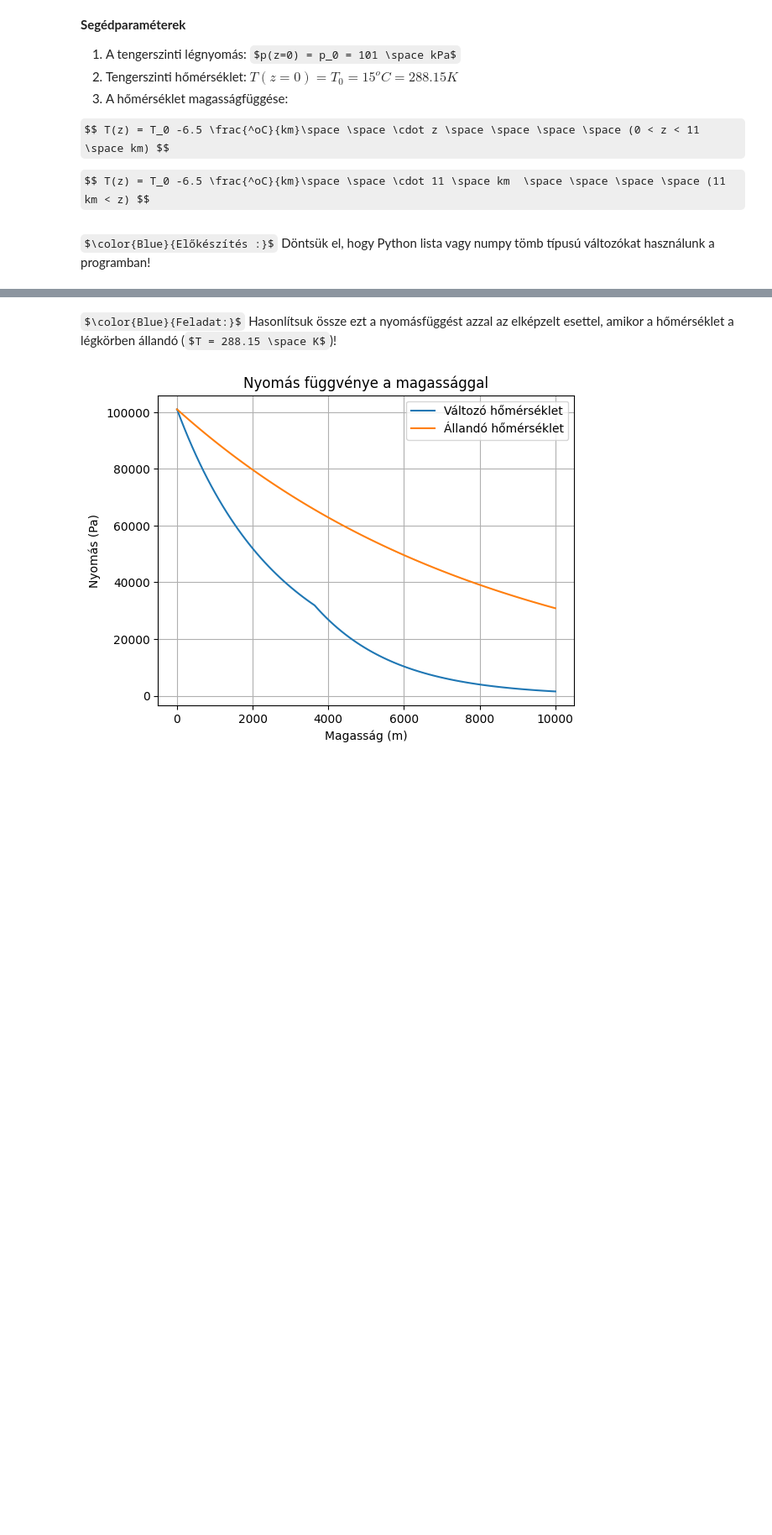
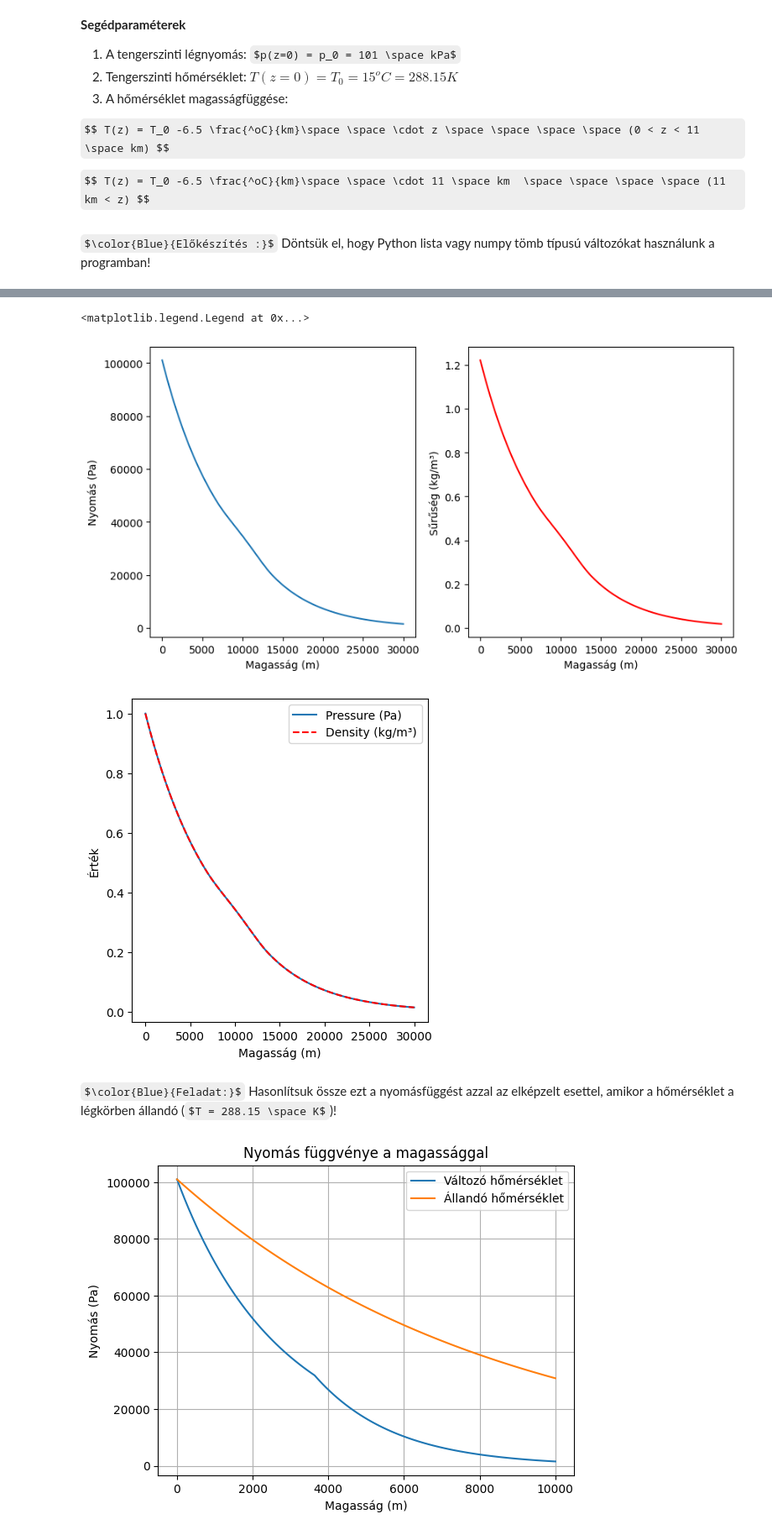
Before and after one commit to szarazd/PFPM, a Jupyter notebook: 01Rekurzió.ipynb, the cells around one changed output, grey strips where cells are left out. Shown at 84% size. Saved outputs shown, nothing was run; the diff lists cells and outputs as text; code cells hidden in the pictures; some formulas as TeX source; blank space fills up the shorter version.

```diff
--- a/01Rekurzió.ipynb
+++ b/01Rekurzió.ipynb
@@ -292,3 +291,50 @@ plt.show(block=False)
+# %%
+from scipy.integrate import solve_ivp
+
+def atmospheric_model(z, y):
+    p, rho = y
+    Tz = T(z)
+    H_T = H(Tz)
+    dp_dz = -p / H_T
+    drho_dz = -rho / H_T
+    return [dp_dz, drho_dz]
+
+rho0 = p0 / (R * T0 / M)
+
+# Solve the system
+z_span = (0, 30000)
+z_eval = np.linspace(0, 30000, 100)
+sol = solve_ivp(atmospheric_model, z_span, [p0, rho0], t_eval=z_eval, method='RK45')
+
+# Extract results
+z = sol.t
+p_z, rho_z = sol.y
+
+# Plot results
+plt.figure(figsize=(10, 5))
+plt.subplot(1, 2, 1)
+plt.plot(z,p_z, label='Pressure (Pa)')
+plt.xlabel('Magasság (m)')
+plt.ylabel('Nyomás (Pa)')
+#plt.legend()
+
+plt.subplot(1, 2, 2)
+plt.plot(z,rho_z, label='Density (kg/m³)', color='r')
+plt.xlabel('Magasság (m)')
+plt.ylabel('Sűrűség (kg/m³)')
+#plt.legend()
+
+plt.figure(figsize=(10, 5))
+plt.subplot(1, 2, 1)
+plt.plot(z,p_z/p_z[0], label='Pressure (Pa)')
+plt.plot(z,rho_z/rho_z[0],"--", label='Density (kg/m³)', color='r')
+plt.xlabel('Magasság (m)')
+plt.ylabel('Érték')
+plt.legend()
+# %% [output]
+<matplotlib.legend.Legend at 0x...>
+[figure, added]
+[figure, added]
 # %% [markdown]
 $\color{Blue}{Feladat:}$ Hasonlítsuk össze ezt a nyomásfüggést azzal az elképzelt esettel, amikor a hőmérséklet a légkörben állandó ($T = 288.15 \space K$)!
 # %%
```
Also changed, not shown: parts of 5 cells of this notebook, 1 other file.
